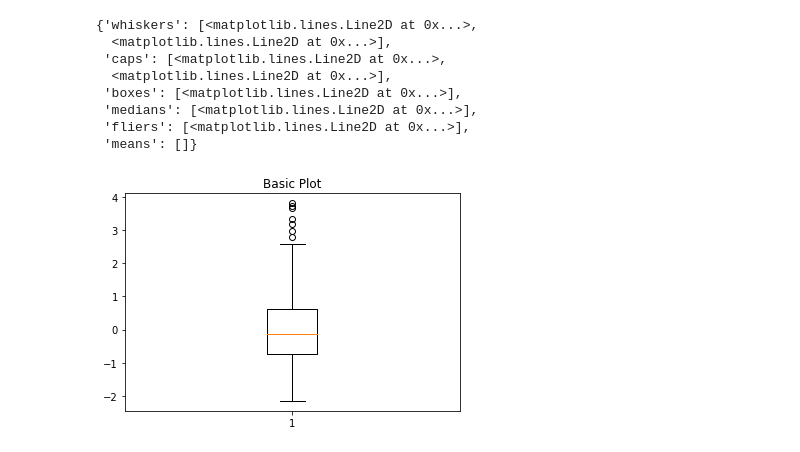
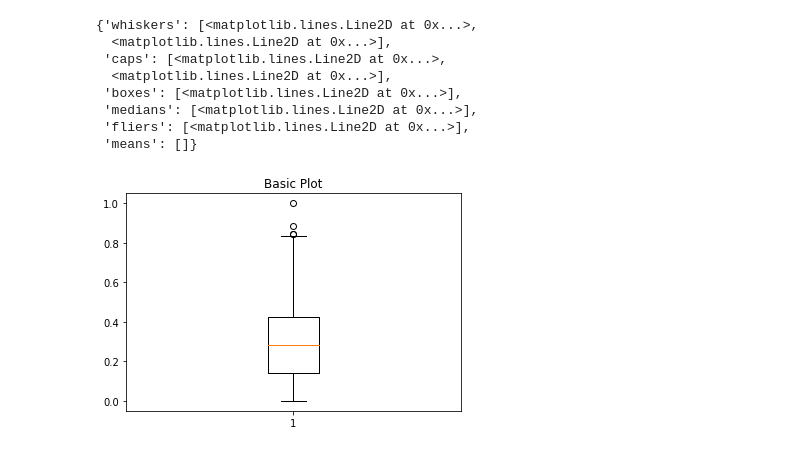
Before and after one commit to ann-2018-03/evaluacion-Lirb, a Jupyter notebook: Diabetes/Untitled.ipynb, the cells around one changed output. Cells and saved outputs as stored; diff of their text form; code cells hidden in the pictures.

```diff
--- a/Diabetes/Untitled.ipynb
+++ b/Diabetes/Untitled.ipynb
@@ -39,0 +37,9 @@ copy_DS.head()
+# %%
+#print(copy_DS.columns)
+copy_DS['Y'] = np.log(copy_DS['Y'])
+copy_DS['bmi'] = np.log(copy_DS['bmi'])
+copy_DS['bp'] = np.log(copy_DS['bp'])
+copy_DS['s4'] = np.power(copy_DS['s4'],-1)
+copy_DS['s3'] = np.log(copy_DS['s3'])
+copy_DS['s2'] = np.log(copy_DS['s2'])
+copy_DS.head()
@@ -55,17 +73,17 @@ copy_DS.corr()
 # %%
 fig1, ax1 = plt.subplots()
 ax1.set_title('Basic Plot')
-ax1.boxplot(copy_DS['s3'])
+ax1.boxplot(copy_DS['s4'])
 # %% [output]
 {'whiskers': [<matplotlib.lines.Line2D at 0x...>,
   <matplotlib.lines.Line2D at 0x...>],
  'caps': [<matplotlib.lines.Line2D at 0x...>,
   <matplotlib.lines.Line2D at 0x...>],
  'boxes': [<matplotlib.lines.Line2D at 0x...>],
  'medians': [<matplotlib.lines.Line2D at 0x...>],
  'fliers': [<matplotlib.lines.Line2D at 0x...>],
  'means': []}
-[figure, old version]
+[figure, new version]
 # %%
 dataset_train = copy_DS.sample(frac=0.75,random_state=0)
 train_y = dataset_train['Y']
```
Also changed, not shown: parts of 10 cells of this notebook.
